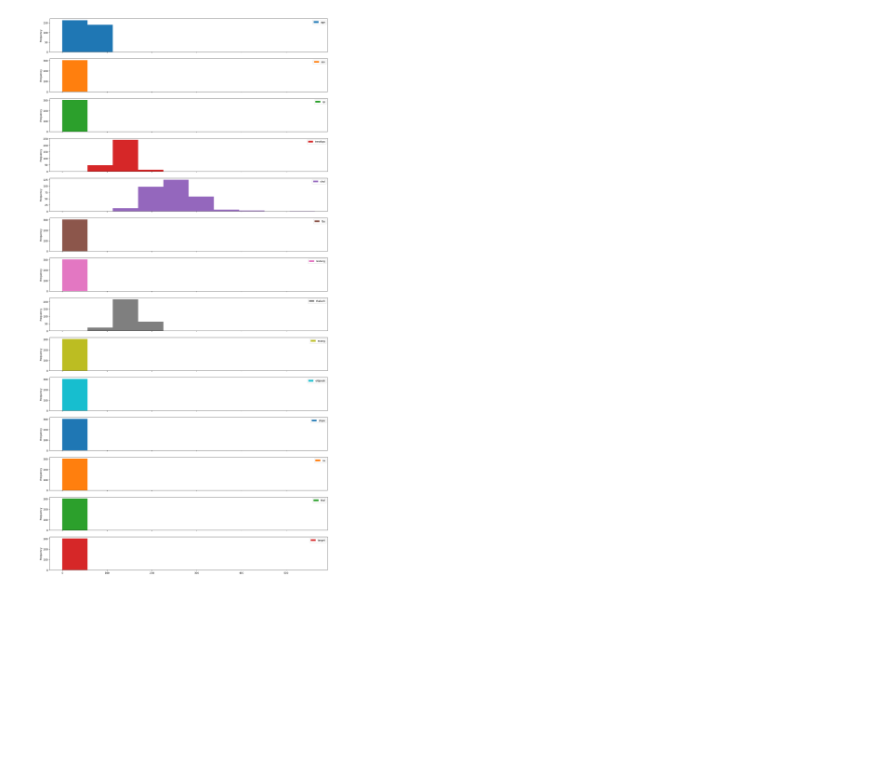
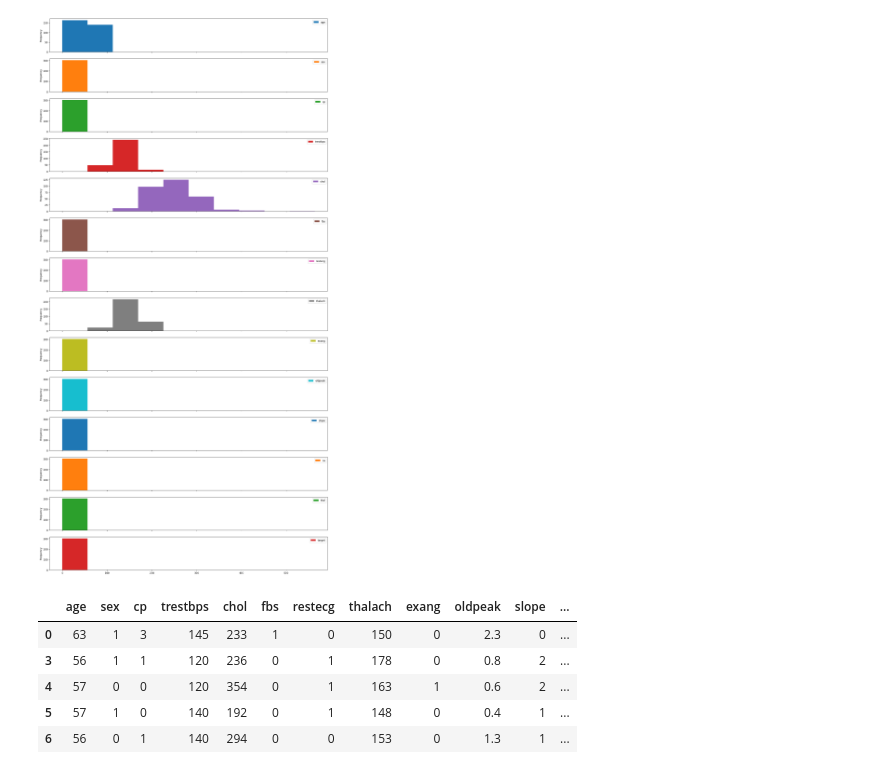
Before and after one commit to adityapaul26/ml, a Jupyter notebook: Introduction to matplotlib.ipynb, the cells around one changed output. Cells and saved outputs as stored; diff of their text form; code cells hidden in the pictures; blank space fills up the shorter version.

```diff
--- a/Introduction to matplotlib.ipynb
+++ b/Introduction to matplotlib.ipynb
@@ -376,3 +376,13 @@ array([<Axes: ylabel='Frequency'>, <Axes: ylabel='Frequency'>,
        <Axes: ylabel='Frequency'>, <Axes: ylabel='Frequency'>],
       dtype=object)
 [figure]
+# %%
+over_50 = heart_disease[heart_disease["age"] > 50]
+over_50.head()
+# %% [output]
+|  | age | sex | cp | trestbps | chol | fbs | restecg | thalach | exang | oldpeak | slope | ... |
+| 0 | 63 | 1 | 3 | 145 | 233 | 1 | 0 | 150 | 0 | 2.3 | 0 | ... |
+| 3 | 56 | 1 | 1 | 120 | 236 | 0 | 1 | 178 | 0 | 0.8 | 2 | ... |
+| 4 | 57 | 0 | 0 | 120 | 354 | 0 | 1 | 163 | 1 | 0.6 | 2 | ... |
+| 5 | 57 | 1 | 0 | 140 | 192 | 0 | 1 | 148 | 0 | 0.4 | 1 | ... |
+| 6 | 56 | 0 | 1 | 140 | 294 | 0 | 0 | 153 | 0 | 1.3 | 1 | ... |
```
Also changed, not shown: parts of 9 cells of this notebook.
